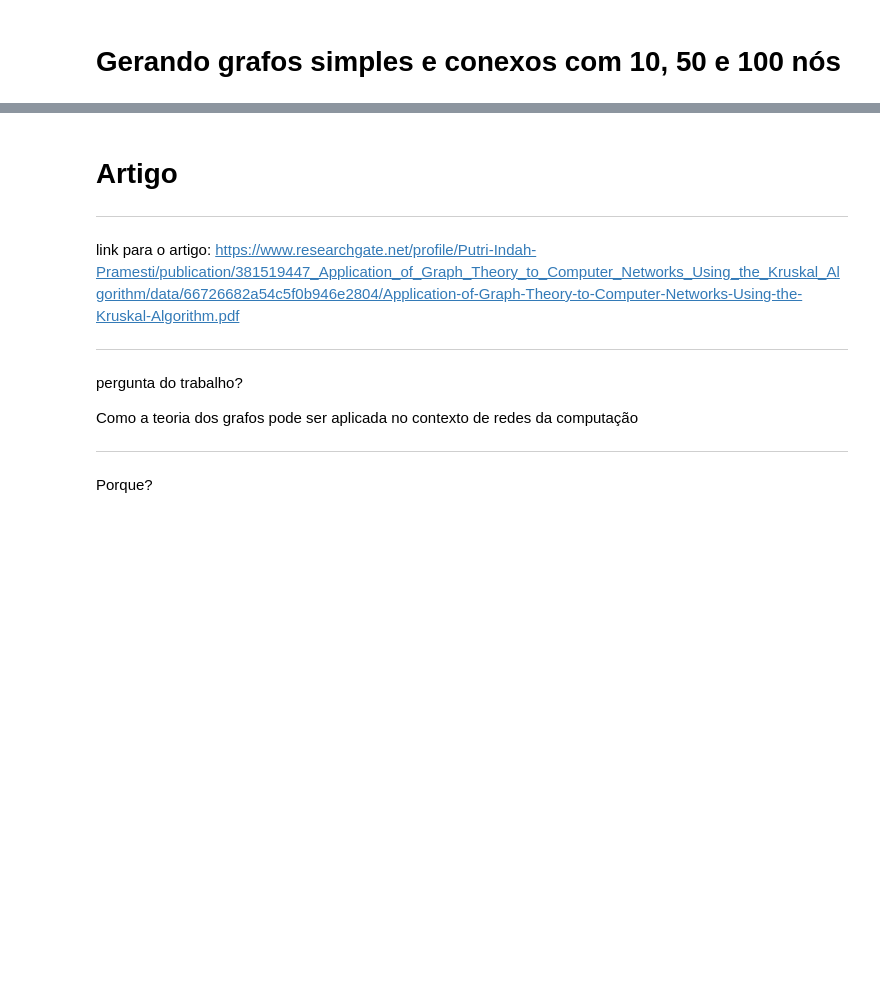
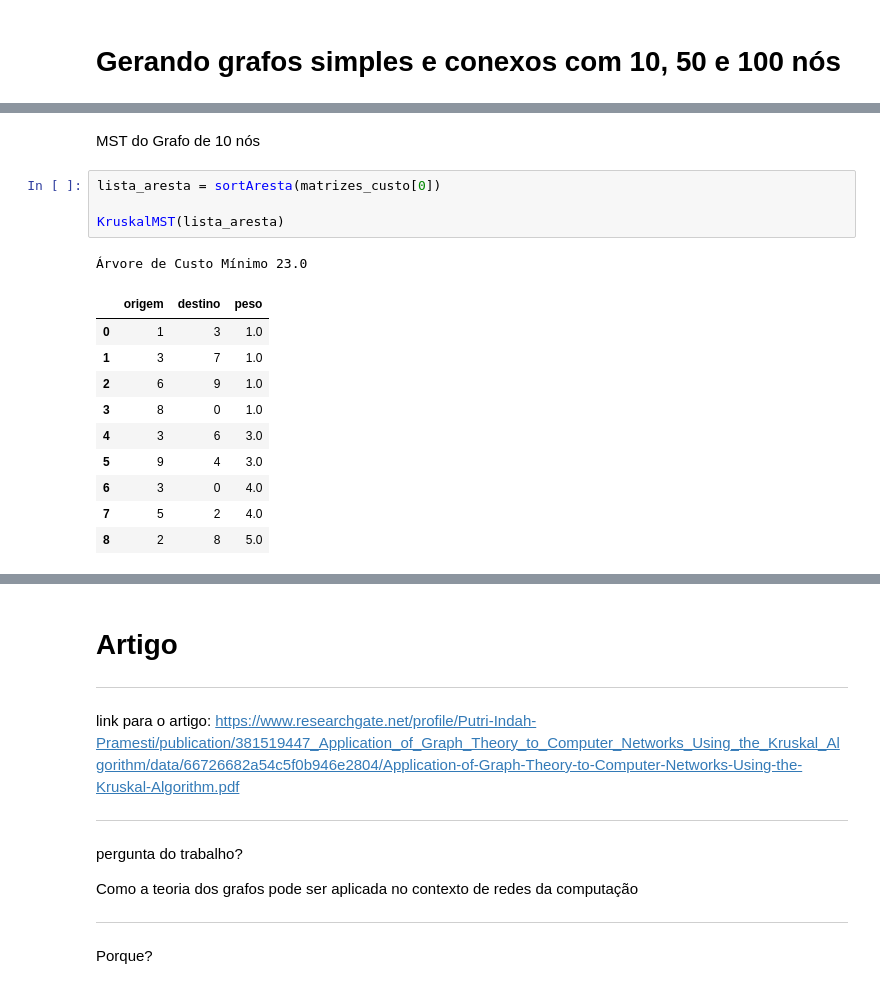
Before and after one commit to mxtqnt/Grafos, a Jupyter notebook: TrabalhoGrafos.ipynb, the cells around one changed output, grey strips where cells are left out. Saved outputs shown, nothing was run; the diff lists cells and outputs as text; blank space fills up the shorter version.

```diff
--- a/TrabalhoGrafos.ipynb
+++ b/TrabalhoGrafos.ipynb
@@ -78,0 +239,18 @@ for pos,n in enumerate([10, 50, 100]):
+# %% [markdown]
+MST do Grafo de 10 nós
+# %%
+lista_aresta = sortAresta(matrizes_custo[0])
+
+KruskalMST(lista_aresta)
+# %% [output]
+Árvore de Custo Mínimo 23.0
+|  | origem | destino | peso |
+| 0 | 1 | 3 | 1.0 |
+| 1 | 3 | 7 | 1.0 |
+| 2 | 6 | 9 | 1.0 |
+| 3 | 8 | 0 | 1.0 |
+| 4 | 3 | 6 | 3.0 |
+| 5 | 9 | 4 | 3.0 |
+| 6 | 3 | 0 | 4.0 |
+| 7 | 5 | 2 | 4.0 |
+| 8 | 2 | 8 | 5.0 |
```
Also changed, not shown: parts of 13 cells of this notebook.
